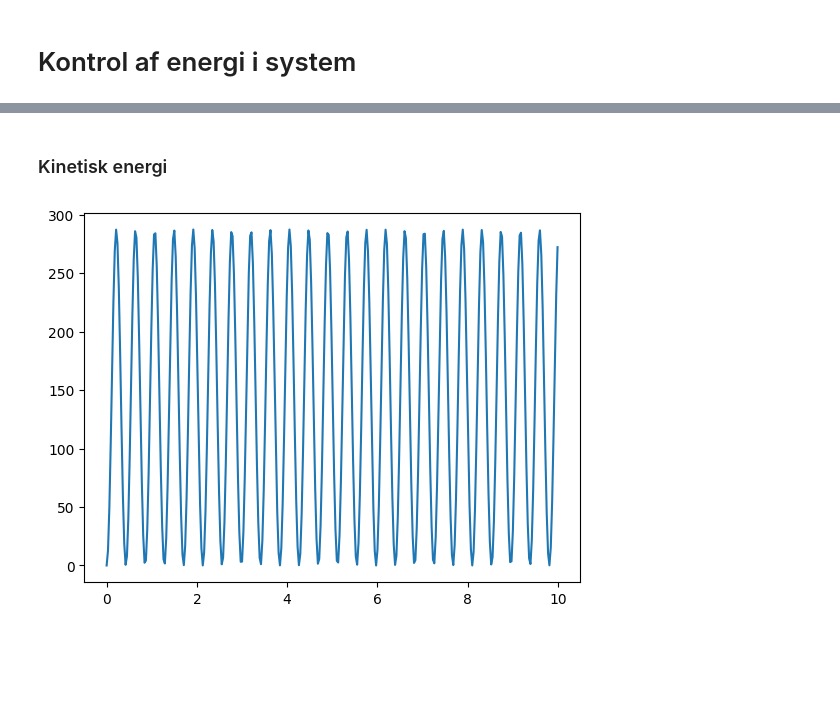
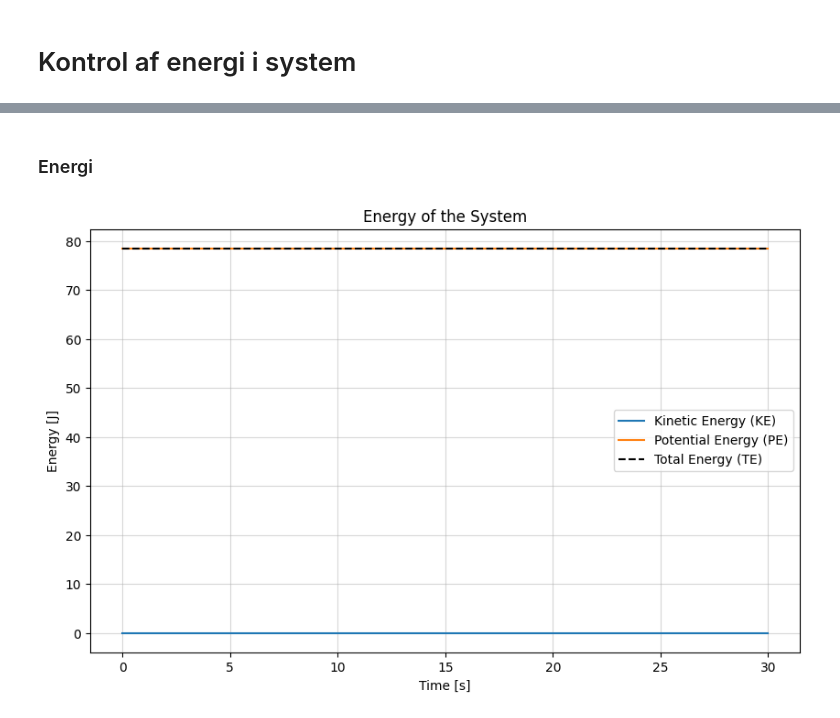
Before and after one commit to jenemene/Bachelor, a Jupyter notebook: KapTestMappe/Test.ipynb, the cells around one changed output, grey strips where cells are left out. Cells and saved outputs as stored; diff of their text form; code cells hidden in the pictures; blank space fills up the shorter version.

Commit message:
Lavet funktion til analyse af energi

```diff
--- a/KapTestMappe/Test.ipynb
+++ b/KapTestMappe/Test.ipynb
@@ -200,10 +203,11 @@ def initial_config(n):
     return state0
 # %%
 #setting up link
-n = 1
+n = 3
 m = 20
 l_hinge = np.array([0,0,0.2])
 link = SOA.SimpleLink(m, l_hinge)
 link.set_hingemap("spherical")
 
-result,tspan,V_values = N_body_pendulum(n)
+result, tspan, V_values = N_body_pendulum(n)
+print(result.shape)
@@ -210,18 +222,57 @@ result,tspan,V_values = N_body_pendulum(n)
 # %% [markdown]
-### Kinetisk energi
+### Energi
 # %%
+importlib.reload(SOA)
+
 timesteps = len(tspan)
 KE = np.zeros(timesteps)
+PE = np.zeros(timesteps)
+TE = np.zeros(timesteps)
+
+start = 0.1
+step = 0.2
+g = 9.81
+
+z0 = np.arange(n) * step + start
+z0 = np.insert(z0, 0, 0)
 
 for i in range(timesteps):
     KE_t = 0.0
+    PE_t = 0.0
+    com_pos = SOA.compute_com_pos_in_inertial_frame(result[:,i], link.l_hinge, n)
+
     for k in range(1,n+1):
+        # Kinetic energy
         Vk = V_values[i][k]
         KE_link = Vk @ link.M @ Vk
         KE_t += 0.5*KE_link
+
+        # Potential energy
+        zk = com_pos[k][-1]
+        z_diff = z0[k] - zk
+        PE_link = m*g*z_diff
+        PE_t += PE_link
+
+
     KE[i] = KE_t
+    PE[i] = PE_t
+    TE_t = KE_t + PE_t
+    TE[i] = TE_t
 
-plt.plot(tspan,KE)
+plt.figure(figsize=(10, 6))
+
+# Plot each component
+plt.plot(tspan, KE, label='Kinetic Energy (KE)')
+plt.plot(tspan, PE, label='Potential Energy (PE)')
+plt.plot(tspan, TE, label='Total Energy (TE)', linestyle='--', color='black')
+
+# Formatting
+plt.title("Energy of the System")
+plt.xlabel("Time [s]")
+plt.ylabel("Energy [J]")
+plt.legend()
+plt.grid(True, alpha=0.5)
+
 plt.show()
 # %% [output]
-[figure, old version]
+[figure, new version]
```
Also changed, not shown: parts of 4 cells of this notebook, 6 other files.
